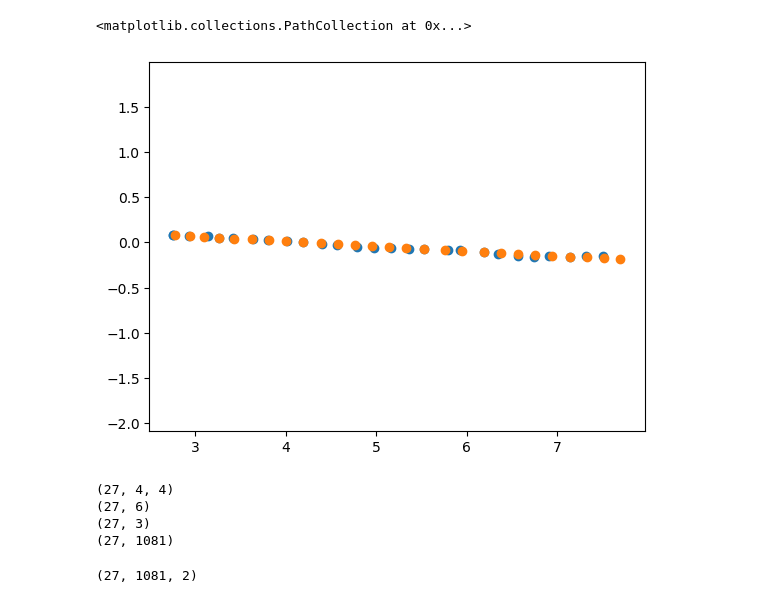
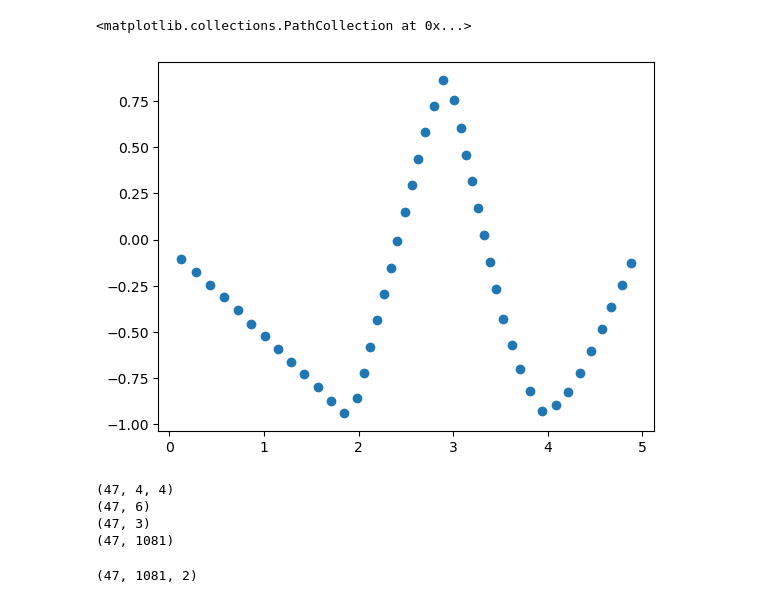
Before and after one commit to ShravanRavi2002/executor, a Jupyter notebook: trajectory.ipynb, the cells around one changed output. Saved outputs shown, nothing was run; the diff lists cells and outputs as text; code cells hidden in the pictures.

```diff
--- a/trajectory.ipynb
+++ b/trajectory.ipynb
@@ -6,7 +6,7 @@ import numpy as np
 import matplotlib.pyplot as plt
 from pathlib import Path
 # %%
-csv_dir = Path("/home/amrl/executor/straight_line")
+csv_dir = Path("/home/amrl/executor")
 # %%
 scans = pd.read_csv(csv_dir / 'scan.csv', header=None, delimiter=' ').iloc[:, :-1]
 def convert_to_xy(point_str):
@@ -62,25 +50,21 @@ with open(csv_dir / "optimized_poses.csv", 'r') as file:
 data = [line.strip('()\n').split(', ') for line in lines]
 pose_graph = np.array(data, dtype=float)
 # %%
-plt.axis('equal')
-plt.scatter(*pose_graph[:, :2].T)
-
-
 loc = np.loadtxt(csv_dir / "location.csv", delimiter=",")
 plt.scatter(*loc[:, :2].T)
 # %% [output]
 <matplotlib.collections.PathCollection at 0x...>
-[figure, old version]
+[figure, new version]
 # %%
 print(trans.shape)
 print(loc.shape)
 print(pose_graph.shape)
 print(scans.shape)
 # %% [output]
-(27, 4, 4)
-(27, 6)
-(27, 3)
-(27, 1081)
+(47, 4, 4)
+(47, 6)
+(47, 3)
+(47, 1081)
 # %%
 def se2_transform(x, y, theta):
     """
@@ -115,7 +99,7 @@ def se2_transform(x, y, theta):
 # %%
 points.shape
 # %% [output]
-(27, 1081, 2)
+(47, 1081, 2)
 # %%
 for i in range(pose_graph.shape[0]):
   scan = points[i]
```
Also changed, not shown: parts of 6 cells of this notebook.
